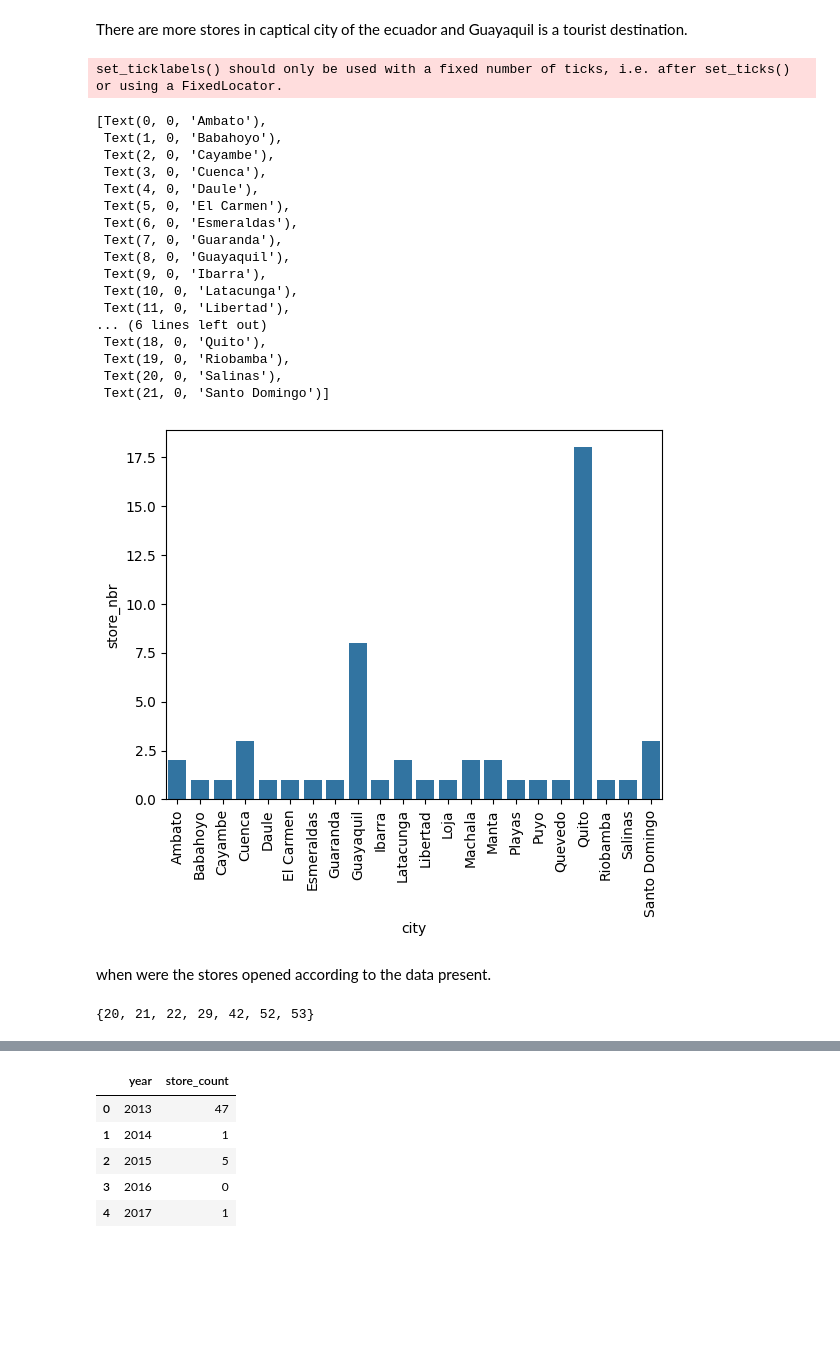
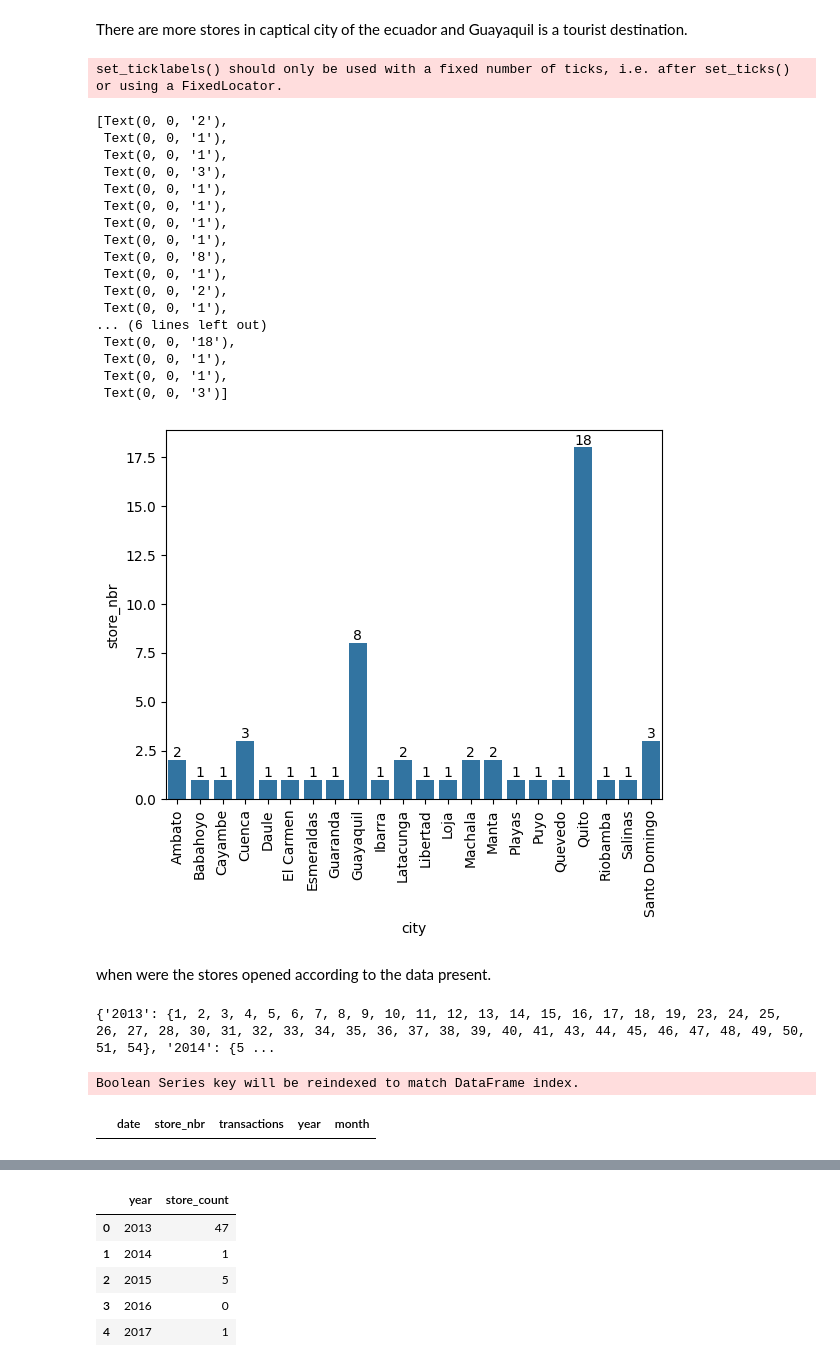
Before and after one commit to acies-udaykiran-rachamsetty/Capstone-Project, a Jupyter notebook: Notebooks/EDA.ipynb, the cells around one changed output, grey strips where cells are left out. Drawn from its saved outputs; the diff is of its cells as text; code cells hidden in the pictures; blank space fills up the shorter version.

```diff
--- a/Notebooks/EDA.ipynb
+++ b/Notebooks/EDA.ipynb
@@ -507,27 +533,28 @@ There are more stores in captical city of the ecuador and Guayaquil is a tourist
 # %%
 each_state = stores.groupby(['city'])['store_nbr'].count().reset_index()
 my_plot  = sns.barplot(data = each_state, x = 'city',y = 'store_nbr')
 my_plot.set_xticklabels(my_plot.get_xticklabels(), rotation=90)
+my_plot.bar_label(my_plot.containers[0])
 # %% [output]
 set_ticklabels() should only be used with a fixed number of ticks, i.e. after set_ticks() or using a FixedLocator.
-[Text(0, 0, 'Ambato'),
- Text(1, 0, 'Babahoyo'),
- Text(2, 0, 'Cayambe'),
- Text(3, 0, 'Cuenca'),
- Text(4, 0, 'Daule'),
- Text(5, 0, 'El Carmen'),
- Text(6, 0, 'Esmeraldas'),
- Text(7, 0, 'Guaranda'),
- Text(8, 0, 'Guayaquil'),
- Text(9, 0, 'Ibarra'),
- Text(10, 0, 'Latacunga'),
- Text(11, 0, 'Libertad'),
+[Text(0, 0, '2'),
+ Text(0, 0, '1'),
+ Text(0, 0, '1'),
+ Text(0, 0, '3'),
+ Text(0, 0, '1'),
+ Text(0, 0, '1'),
+ Text(0, 0, '1'),
+ Text(0, 0, '1'),
+ Text(0, 0, '8'),
+ Text(0, 0, '1'),
+ Text(0, 0, '2'),
+ Text(0, 0, '1'),
 ... (6 lines left out)
- Text(18, 0, 'Quito'),
- Text(19, 0, 'Riobamba'),
- Text(20, 0, 'Salinas'),
- Text(21, 0, 'Santo Domingo')]
+ Text(0, 0, '18'),
+ Text(0, 0, '1'),
+ Text(0, 0, '1'),
+ Text(0, 0, '3')]
-[figure, old version]
+[figure, new version]
 # %% [markdown]
 when were the stores opened according to the data present.
 # %%
@@ -537,8 +564,20 @@ for i in x:
     y.append(i[:4])
 transactions['year'] = y
 # %%
-store_ids = {i for i in range(1,55)}
-filtered = set(transactions[transactions['year'] == '2013']['store_nbr'])
-store_ids-filtered
+store_ids = {i for i in range(1, 55)}
+years = list(transactions['year'].unique())
+new_opened = {}
+
+for i in years:
+    filtered = set(transactions[transactions['year'] == i]['store_nbr'])
+    new_opened[i] = filtered - (filtered - store_ids)
+    store_ids = store_ids - filtered
+
+print(new_opened)
 # %% [output]
-{20, 21, 22, 29, 42, 52, 53}
+{'2013': {1, 2, 3, 4, 5, 6, 7, 8, 9, 10, 11, 12, 13, 14, 15, 16, 17, 18, 19, 23, 24, 25, 26, 27, 28, 30, 31, 32, 33, 34, 35, 36, 37, 38, 39, 40, 41, 43, 44, 45, 46, 47, 48, 49, 50, 51, 54}, '2014': {5 ...
+# %%
+transactions[transactions['year'] == '2013'][transactions['store_nbr'] == 52]
+# %% [output]
+Boolean Series key will be reindexed to match DataFrame index.
+|  | date | store_nbr | transactions | year | month |
```
Also changed, not shown: parts of 7 cells of this notebook.
